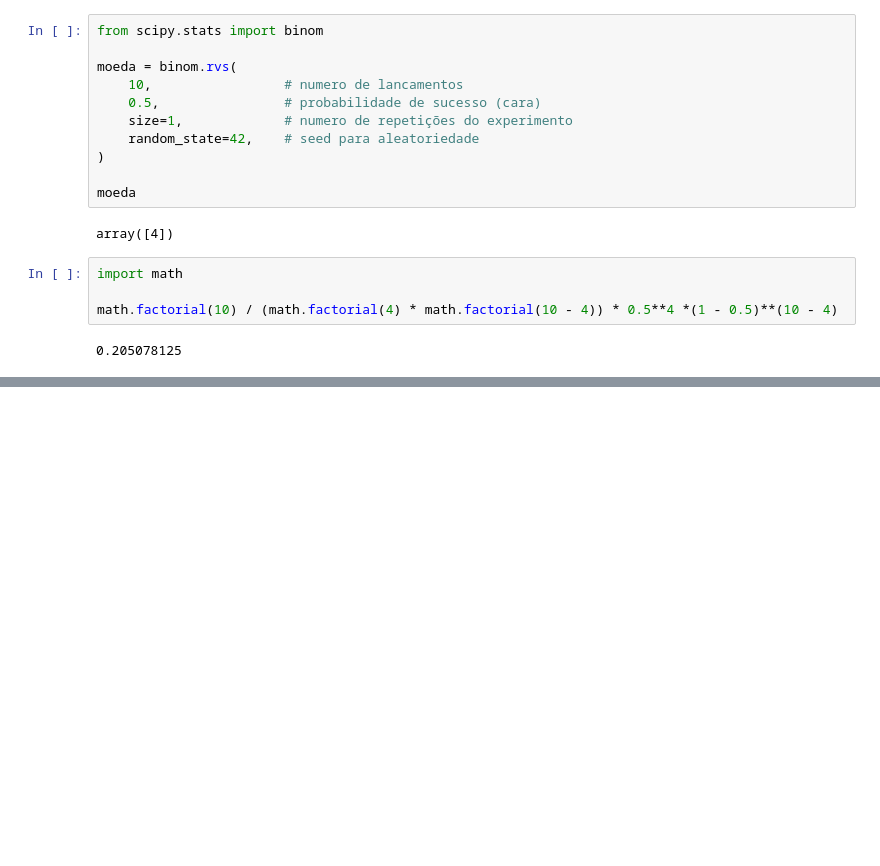
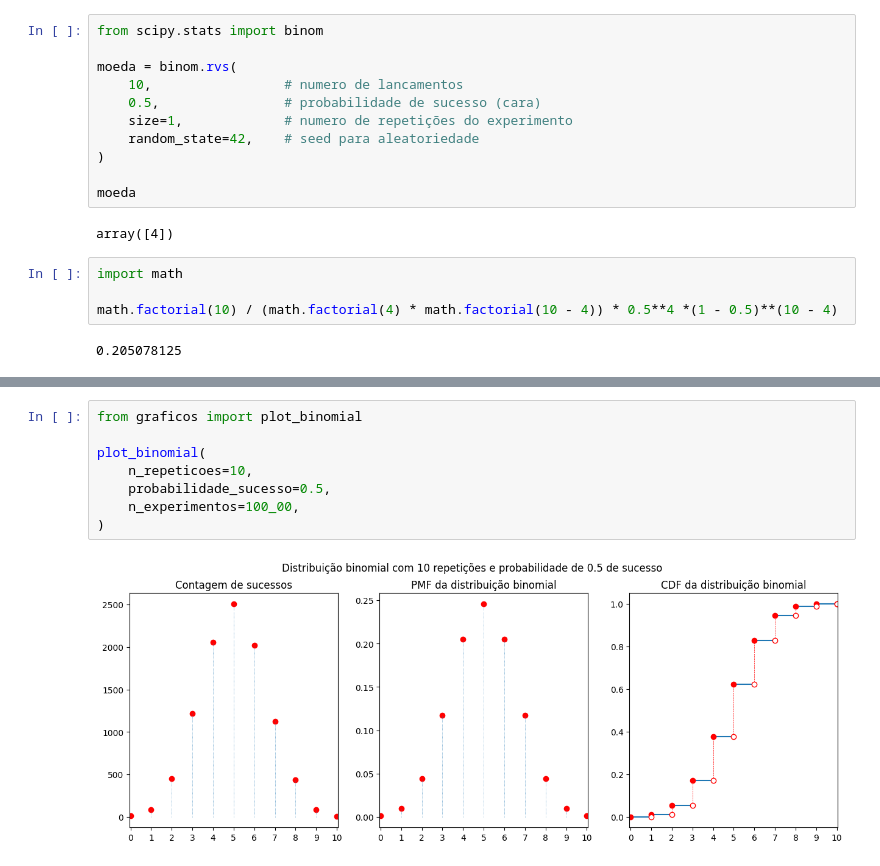
Before and after one commit to PauloViniciusR/Estatistica_dados, a Jupyter notebook: Estatistica_Probabilistica/05_discretas_binomial.ipynb, the cells around one changed output, grey strips where cells are left out. Cells and saved outputs as stored; diff of their text form; blank space fills up the shorter version.

```diff
--- a/Estatistica_Probabilistica/05_discretas_binomial.ipynb
+++ b/Estatistica_Probabilistica/05_discretas_binomial.ipynb
@@ -92,0 +121,10 @@ plt.xticks(valores);
+# %%
+from graficos import plot_binomial
+
+plot_binomial(
+    n_repeticoes=10,
+    probabilidade_sucesso=0.5,
+    n_experimentos=100_00,
+)
+# %% [output]
+[figure, added]
```
Also changed, not shown: parts of 5 cells of this notebook.
